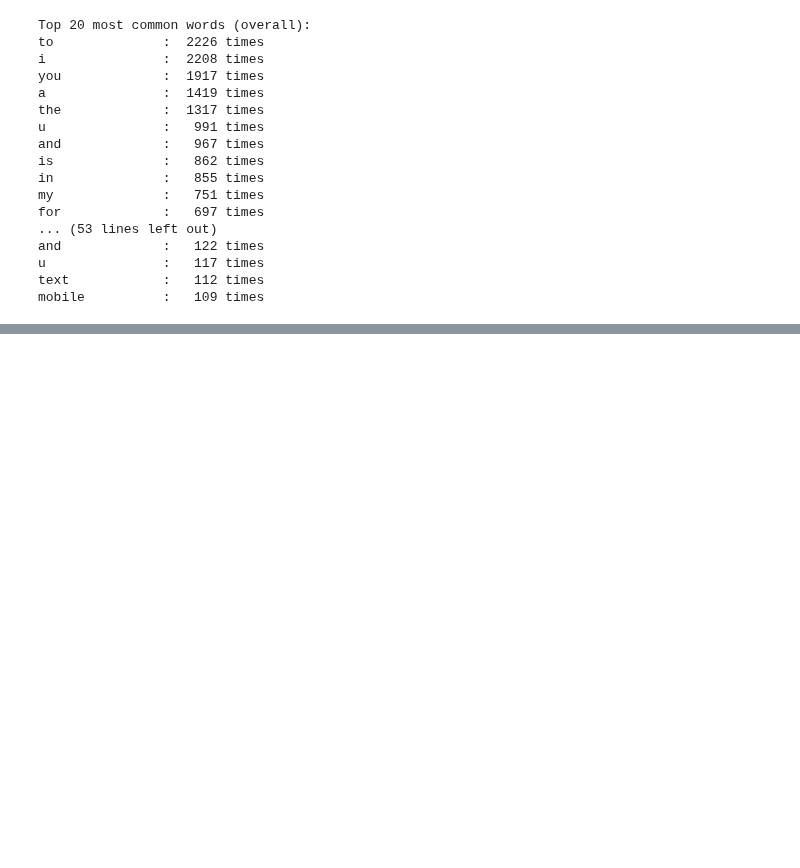
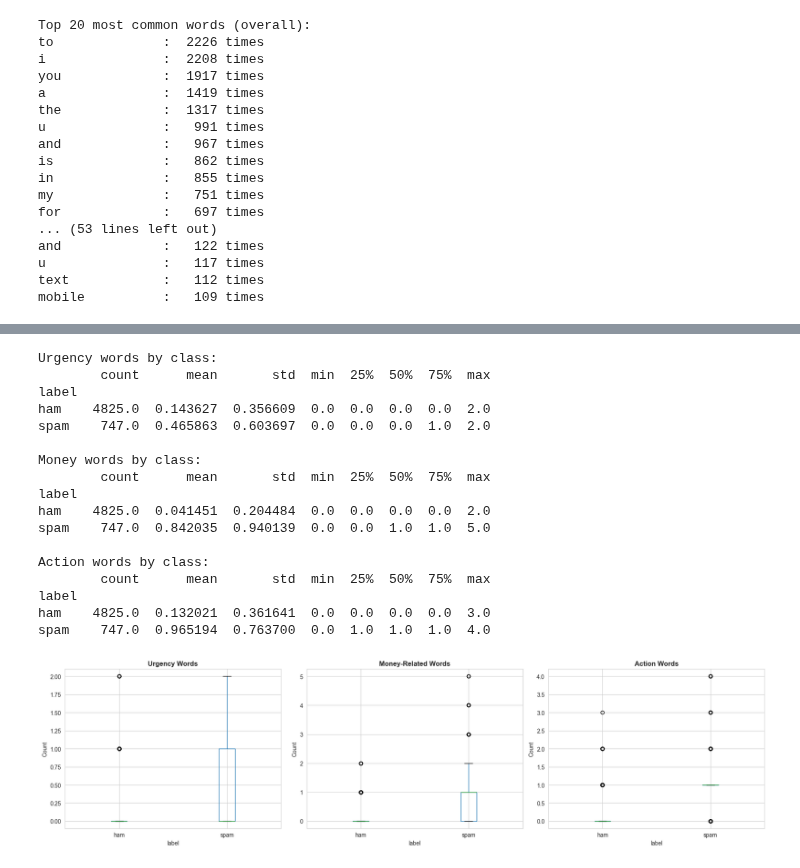
Before and after one commit to gnpthbalaji/ham_vs_spam_text_classification, a Jupyter notebook: notebooks/01_ham_spam_eda.ipynb, the cells around one changed output, grey strips where cells are left out. Cells and saved outputs as stored; diff of their text form; code cells hidden in the pictures; blank space fills up the shorter version.

```diff
--- a/notebooks/01_ham_spam_eda.ipynb
+++ b/notebooks/01_ham_spam_eda.ipynb
@@ -444,0 +633,61 @@ mobile          :   109 times
+# %%
+# Urgency Analysis
+# Define spam trigger words
+urgency_words = ['urgent', 'now', 'immediately', 'asap', 'hurry', 'limited', 'expire', 'today']
+money_words = ['free', 'win', 'winner', 'cash', 'prize', 'bonus', 'claim', 'reward', 'money']
+action_words = ['call', 'click', 'buy', 'order', 'subscribe', 'text', 'reply', 'send']
+
+def count_trigger_words(text, word_list):
+    text_lower = text.lower()
+    return sum(1 for word in word_list if word in text_lower)
+
+df['urgency_count'] = df['message'].apply(lambda x: count_trigger_words(x, urgency_words))
+df['money_count'] = df['message'].apply(lambda x: count_trigger_words(x, money_words))
+df['action_count'] = df['message'].apply(lambda x: count_trigger_words(x, action_words))
+
+print("\nUrgency words by class:")
+print(df.groupby('label')['urgency_count'].describe())
+
+print("\nMoney words by class:")
+print(df.groupby('label')['money_count'].describe())
+
+print("\nAction words by class:")
+print(df.groupby('label')['action_count'].describe())
+
+# Visualize
+fig, axes = plt.subplots(1, 3, figsize=(18, 5))
+
+df.boxplot(column='urgency_count', by='label', ax=axes[0])
+axes[0].set_title('Urgency Words', fontweight='bold')
+axes[0].set_ylabel('Count')
+
+df.boxplot(column='money_count', by='label', ax=axes[1])
+axes[1].set_title('Money-Related Words', fontweight='bold')
+axes[1].set_ylabel('Count')
+
+df.boxplot(column='action_count', by='label', ax=axes[2])
+axes[2].set_title('Action Words', fontweight='bold')
+axes[2].set_ylabel('Count')
+
+plt.suptitle('')
+plt.tight_layout()
+plt.show()
+# %% [output]
+Urgency words by class:
+        count      mean       std  min  25%  50%  75%  max
+label
+ham    4825.0  0.143627  0.356609  0.0  0.0  0.0  0.0  2.0
+spam    747.0  0.465863  0.603697  0.0  0.0  0.0  1.0  2.0
+
+Money words by class:
+        count      mean       std  min  25%  50%  75%  max
+label
+ham    4825.0  0.041451  0.204484  0.0  0.0  0.0  0.0  2.0
+spam    747.0  0.842035  0.940139  0.0  0.0  1.0  1.0  5.0
+
+Action words by class:
+        count      mean       std  min  25%  50%  75%  max
+label
+ham    4825.0  0.132021  0.361641  0.0  0.0  0.0  0.0  3.0
+spam    747.0  0.965194  0.763700  0.0  1.0  1.0  1.0  4.0
+[figure, added]
```
Also changed, not shown: parts of 12 cells of this notebook, 2 other files.
